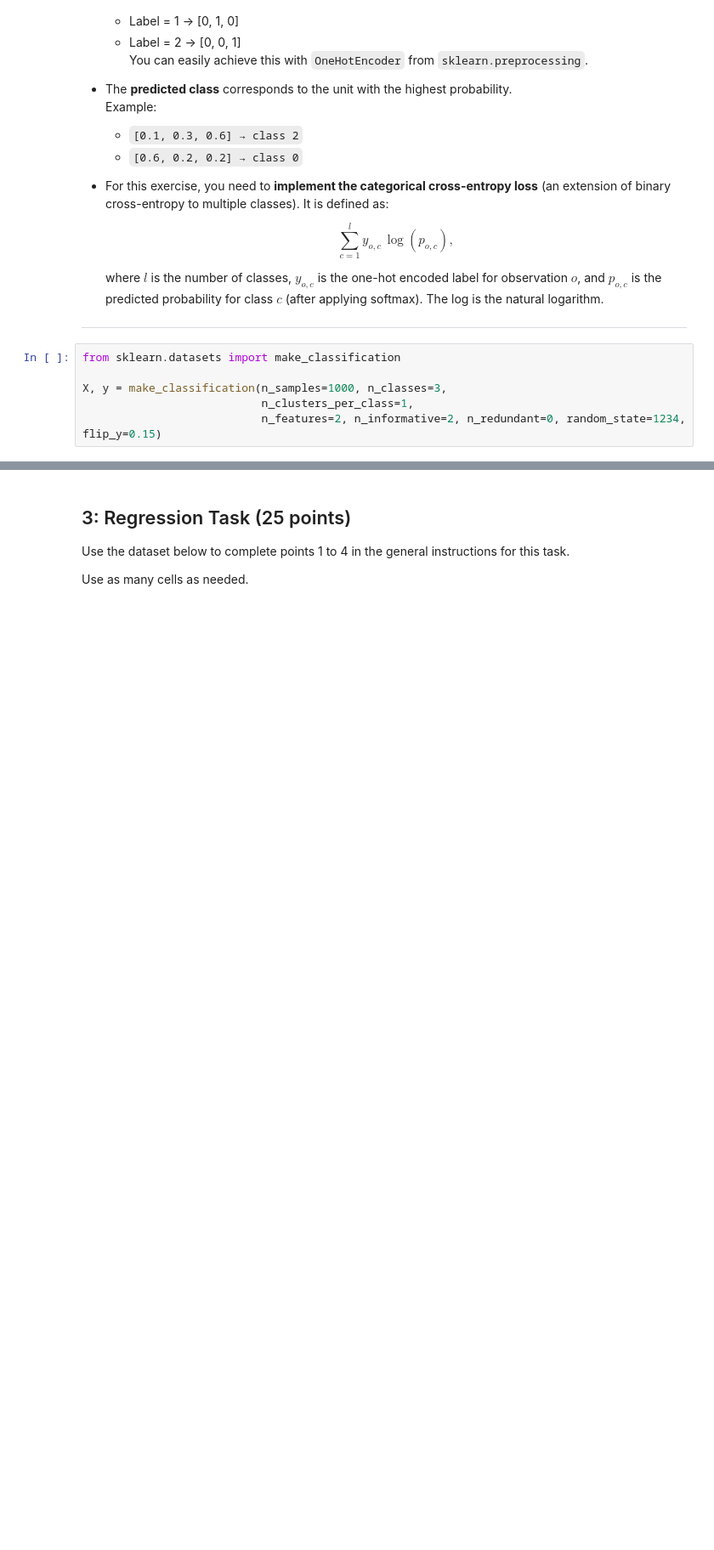
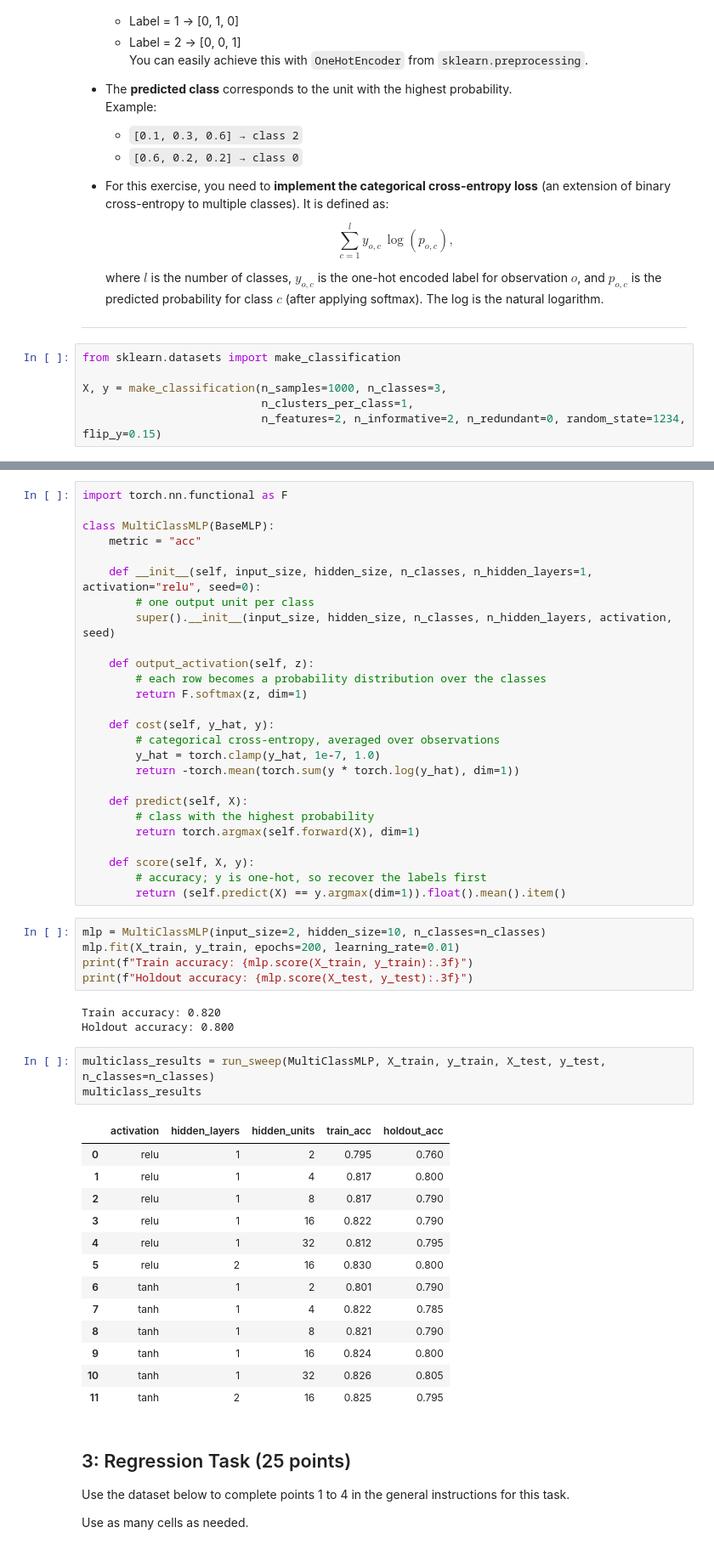
Before and after one commit to SJ-Jain-systems/labsml, a Jupyter notebook: 04-manual-mlps.ipynb, the cells around one changed output, grey strips where cells are left out. Shown at 85% size. Drawn from its saved outputs; the diff is of its cells as text; blank space fills up the shorter version.

```diff
--- a/04-manual-mlps.ipynb
+++ b/04-manual-mlps.ipynb
@@ -144,3 +330,54 @@ X, y = make_classification(n_samples=1000, n_classes=3,
+# %%
+import torch.nn.functional as F
+
+class MultiClassMLP(BaseMLP):
+    metric = "acc"
+
+    def __init__(self, input_size, hidden_size, n_classes, n_hidden_layers=1, activation="relu", seed=0):
+        # one output unit per class
+        super().__init__(input_size, hidden_size, n_classes, n_hidden_layers, activation, seed)
+
+    def output_activation(self, z):
+        # each row becomes a probability distribution over the classes
+        return F.softmax(z, dim=1)
+
+    def cost(self, y_hat, y):
+        # categorical cross-entropy, averaged over observations
+        y_hat = torch.clamp(y_hat, 1e-7, 1.0)
+        return -torch.mean(torch.sum(y * torch.log(y_hat), dim=1))
+
+    def predict(self, X):
+        # class with the highest probability
+        return torch.argmax(self.forward(X), dim=1)
+
+    def score(self, X, y):
+        # accuracy; y is one-hot, so recover the labels first
+        return (self.predict(X) == y.argmax(dim=1)).float().mean().item()
+# %%
+mlp = MultiClassMLP(input_size=2, hidden_size=10, n_classes=n_classes)
+mlp.fit(X_train, y_train, epochs=200, learning_rate=0.01)
+print(f"Train accuracy: {mlp.score(X_train, y_train):.3f}")
+print(f"Holdout accuracy: {mlp.score(X_test, y_test):.3f}")
+# %% [output]
+Train accuracy: 0.820
+Holdout accuracy: 0.800
+# %%
+multiclass_results = run_sweep(MultiClassMLP, X_train, y_train, X_test, y_test, n_classes=n_classes)
+multiclass_results
+# %% [output]
+|  | activation | hidden_layers | hidden_units | train_acc | holdout_acc |
+| 0 | relu | 1 | 2 | 0.795 | 0.760 |
+| 1 | relu | 1 | 4 | 0.817 | 0.800 |
+| 2 | relu | 1 | 8 | 0.817 | 0.790 |
+| 3 | relu | 1 | 16 | 0.822 | 0.790 |
+| 4 | relu | 1 | 32 | 0.812 | 0.795 |
+| 5 | relu | 2 | 16 | 0.830 | 0.800 |
+| 6 | tanh | 1 | 2 | 0.801 | 0.790 |
+| 7 | tanh | 1 | 4 | 0.822 | 0.785 |
+| 8 | tanh | 1 | 8 | 0.821 | 0.790 |
+| 9 | tanh | 1 | 16 | 0.824 | 0.800 |
+| 10 | tanh | 1 | 32 | 0.826 | 0.805 |
+| 11 | tanh | 2 | 16 | 0.825 | 0.795 |
 # %% [markdown]
 ## 3: Regression Task (25 points)
 
```
Also changed, not shown: parts of 14 cells of this notebook.
